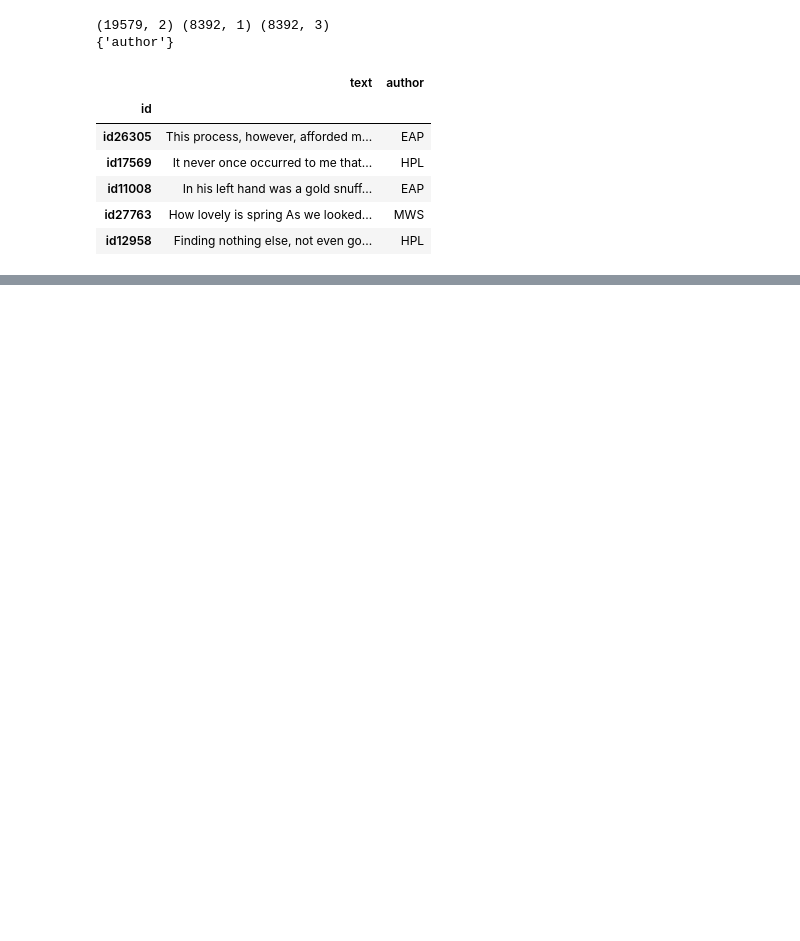
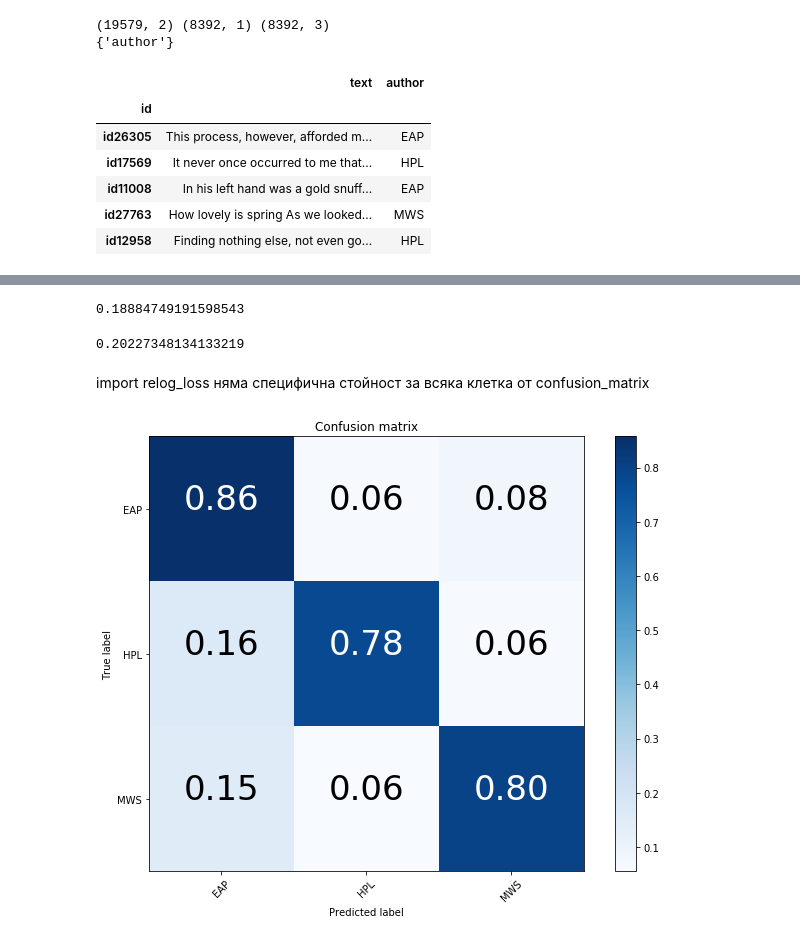
Before and after one commit to bobev18/spooky, a Jupyter notebook: spooky.ipynb, the cells around one changed output, grey strips where cells are left out. Saved outputs shown, nothing was run; the diff lists cells and outputs as text; code cells hidden in the pictures; blank space fills up the shorter version.

```diff
--- a/spooky.ipynb
+++ b/spooky.ipynb
@@ -90,0 +223,18 @@ and whence came he? and what were his purposes? EAP
+# %%
+log_loss(y_true=list(train.author[:10]),
+         y_pred=pipeline.predict_proba(train.text[:10]).tolist(),
+         labels=authors.tolist())
+# %% [output]
+0.18884749191598543
+# %%
+log_loss(y_true=list(train.author),
+         y_pred=pipeline.predict_proba(train.text).tolist(),
+         labels=authors.tolist())
+# %% [output]
+0.20227348134133219
+# %% [markdown]
+import relog_loss няма специфична стойност за всяка клетка от confusion_matrix
+# %%
+plot_confusion_matrix(train.author, prediction, classes=authors, normalize=True)
+# %% [output]
+[figure, added]
```
Also changed, not shown: parts of 43 cells of this notebook.
